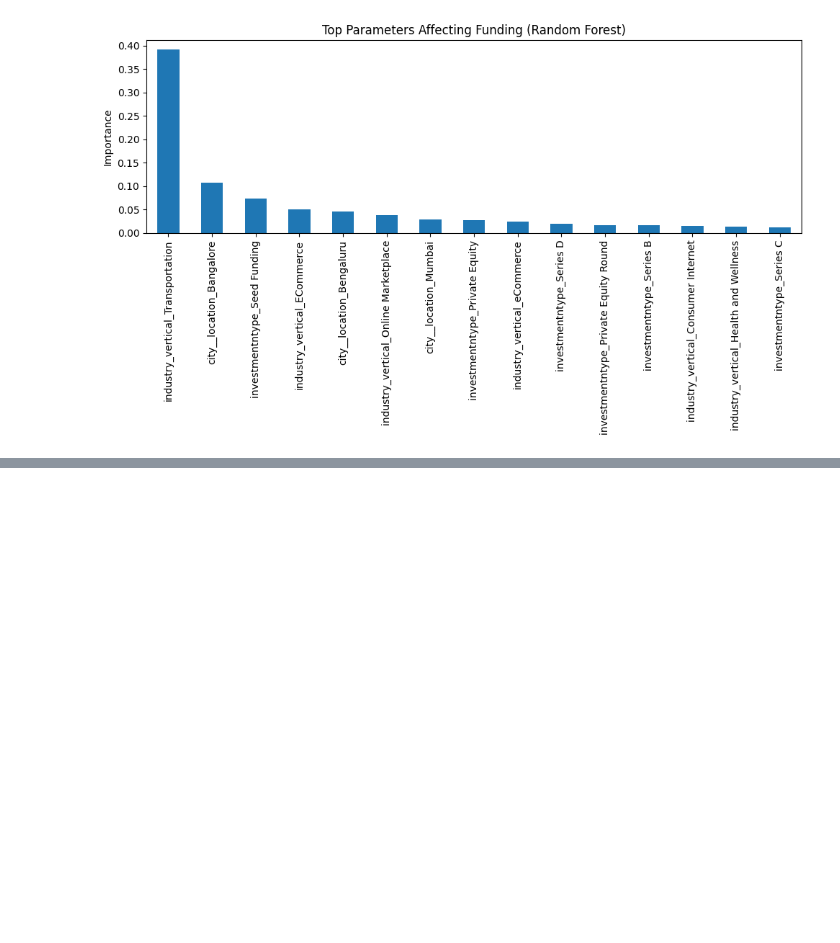
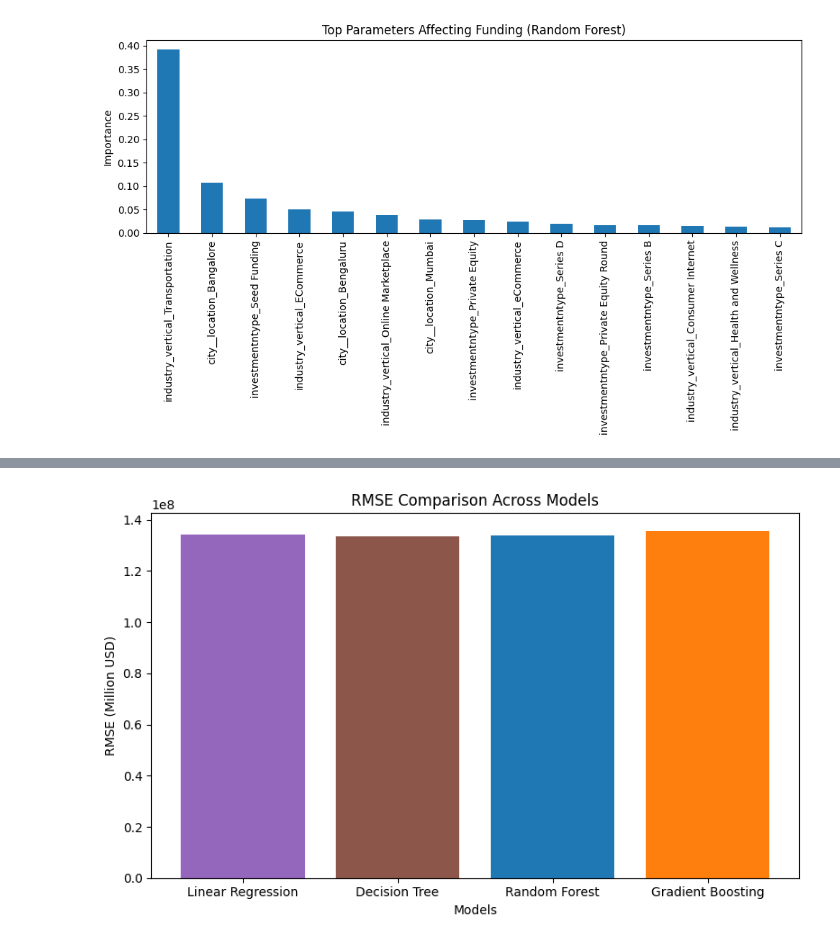
Before and after one commit to palakchanchlani/startup-funding-ml, a Jupyter notebook: startup.ipynb, the cells around one changed output, grey strips where cells are left out. Saved outputs shown, nothing was run; the diff lists cells and outputs as text; code cells hidden in the pictures; blank space fills up the shorter version.

```diff
--- a/startup.ipynb
+++ b/startup.ipynb
@@ -315,0 +396,27 @@ with open("random_forest_model.pkl", "rb") as f:
+# %%
+from sklearn.metrics import mean_squared_error
+import numpy as np
+import matplotlib.pyplot as plt
+
+models = {
+    "Linear Regression": lr_model,
+    "Decision Tree": dt_model,
+    "Random Forest": rf_model,
+    "Gradient Boosting": gb_model
+}
+
+rmse_values = []
+for name, model in models.items():
+    preds = model.predict(X_test)
+    rmse = np.sqrt(mean_squared_error(y_test, preds))
+    rmse_values.append(rmse)
+
+plt.figure(figsize=(8,5))
+plt.bar(models.keys(), rmse_values, color=['#9467bd','#8c564b','#1f77b4','#ff7f0e'])
+plt.title("RMSE Comparison Across Models")
+plt.ylabel("RMSE (Million USD)")
+plt.xlabel("Models")
+plt.tight_layout()
+plt.show()
+# %% [output]
+[figure, added]
```
Also changed, not shown: parts of 30 cells of this notebook.
